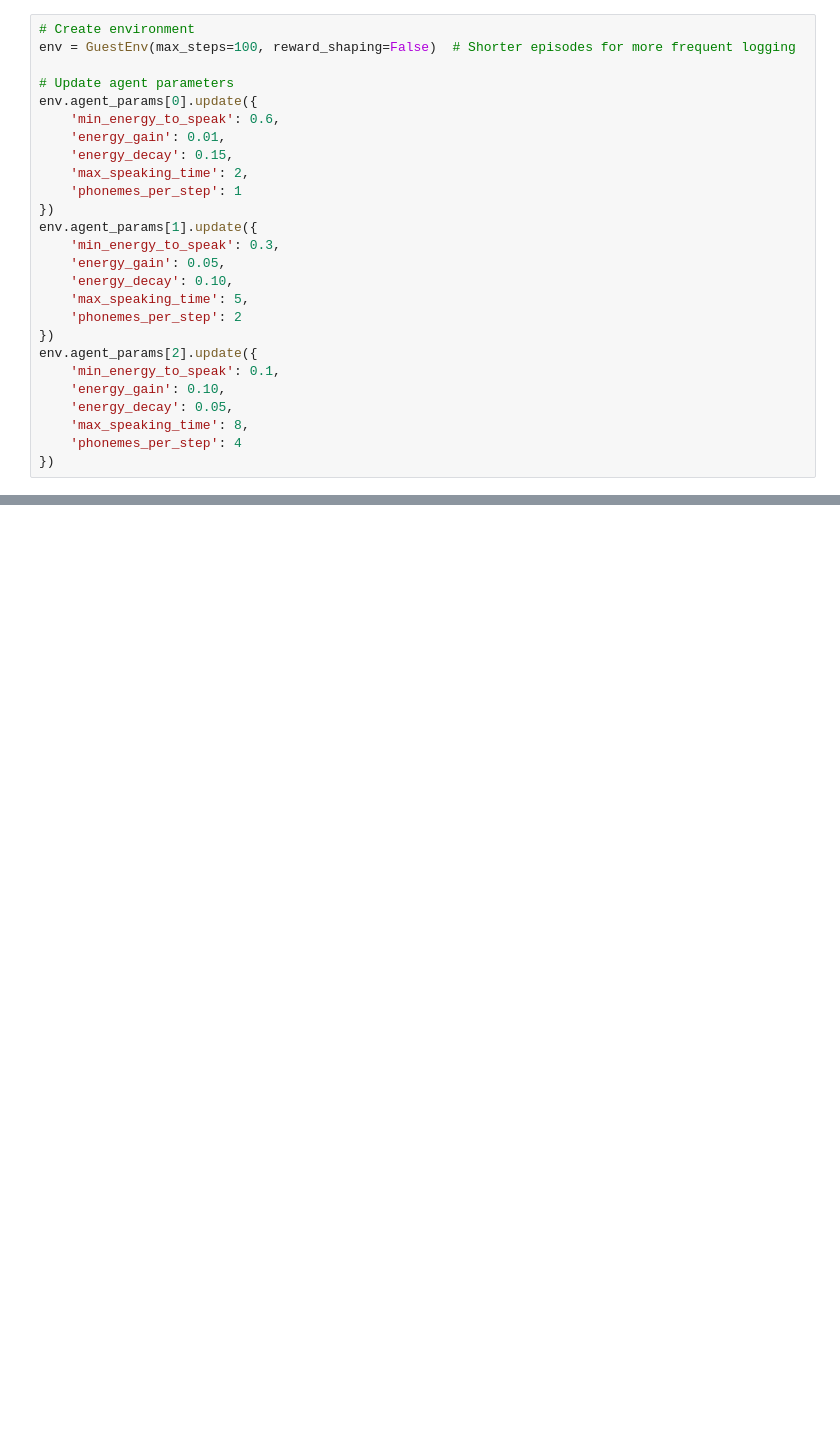
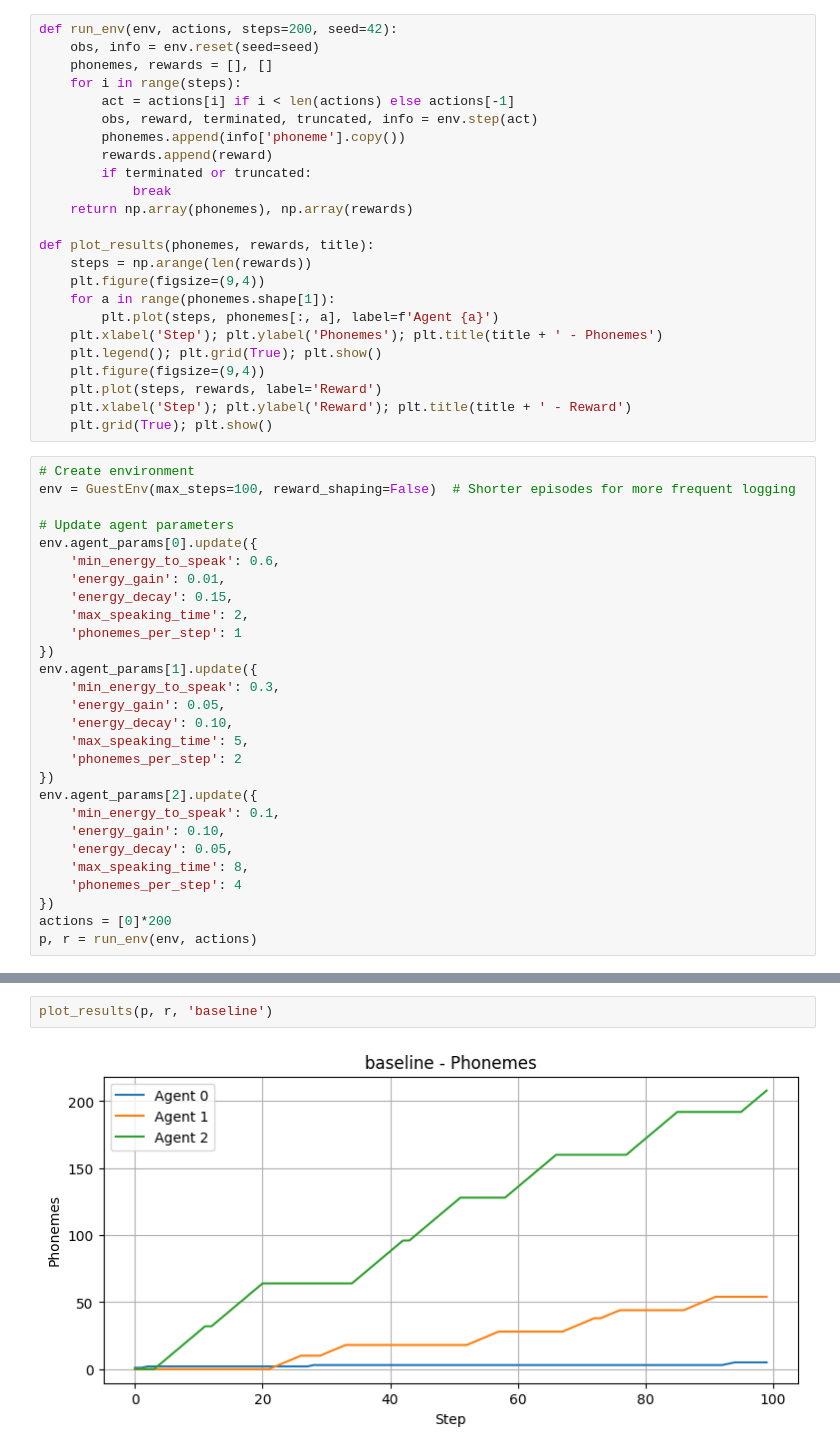
Before and after one commit to ofirmac/env, a Jupyter notebook: src/learn/baseline.ipynb, the cells around one changed output, grey strips where cells are left out. Drawn from its saved outputs; the diff is of its cells as text; blank space fills up the shorter version.

```diff
--- a/src/learn/baseline.ipynb
+++ b/src/learn/baseline.ipynb
@@ -12,3 +8,27 @@ from callback.guest_callback_per_episode import CallbackPerEpisode
+# %%
+def run_env(env, actions, steps=200, seed=42):
+    obs, info = env.reset(seed=seed)
+    phonemes, rewards = [], []
+    for i in range(steps):
+        act = actions[i] if i < len(actions) else actions[-1]
+        obs, reward, terminated, truncated, info = env.step(act)
+        phonemes.append(info['phoneme'].copy())
+        rewards.append(reward)
+        if terminated or truncated:
+            break
+    return np.array(phonemes), np.array(rewards)
+
+def plot_results(phonemes, rewards, title):
+    steps = np.arange(len(rewards))
+    plt.figure(figsize=(9,4))
+    for a in range(phonemes.shape[1]):
+        plt.plot(steps, phonemes[:, a], label=f'Agent {a}')
+    plt.xlabel('Step'); plt.ylabel('Phonemes'); plt.title(title + ' - Phonemes')
+    plt.legend(); plt.grid(True); plt.show()
+    plt.figure(figsize=(9,4))
+    plt.plot(steps, rewards, label='Reward')
+    plt.xlabel('Step'); plt.ylabel('Reward'); plt.title(title + ' - Reward')
+    plt.grid(True); plt.show()
 # %%
 # Create environment
 env = GuestEnv(max_steps=100, reward_shaping=False)  # Shorter episodes for more frequent logging
@@ -35,3 +55,5 @@ env.agent_params[2].update({
     'max_speaking_time': 8,
     'phonemes_per_step': 4
 })
+actions = [0]*200
+p, r = run_env(env, actions)
@@ -37,0 +79,4 @@ env.agent_params[2].update({
+# %%
+plot_results(p, r, 'baseline')
+# %% [output]
+[figure, added]
```
Also changed, not shown: parts of 4 cells of this notebook, 9 other files.
